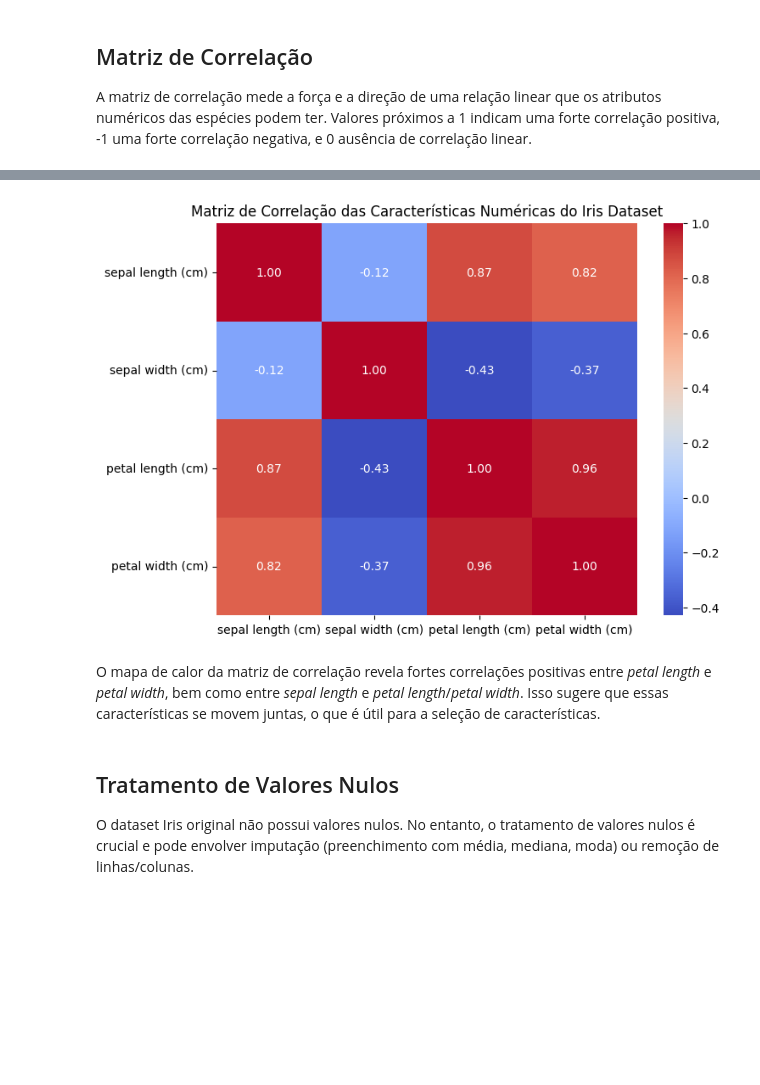
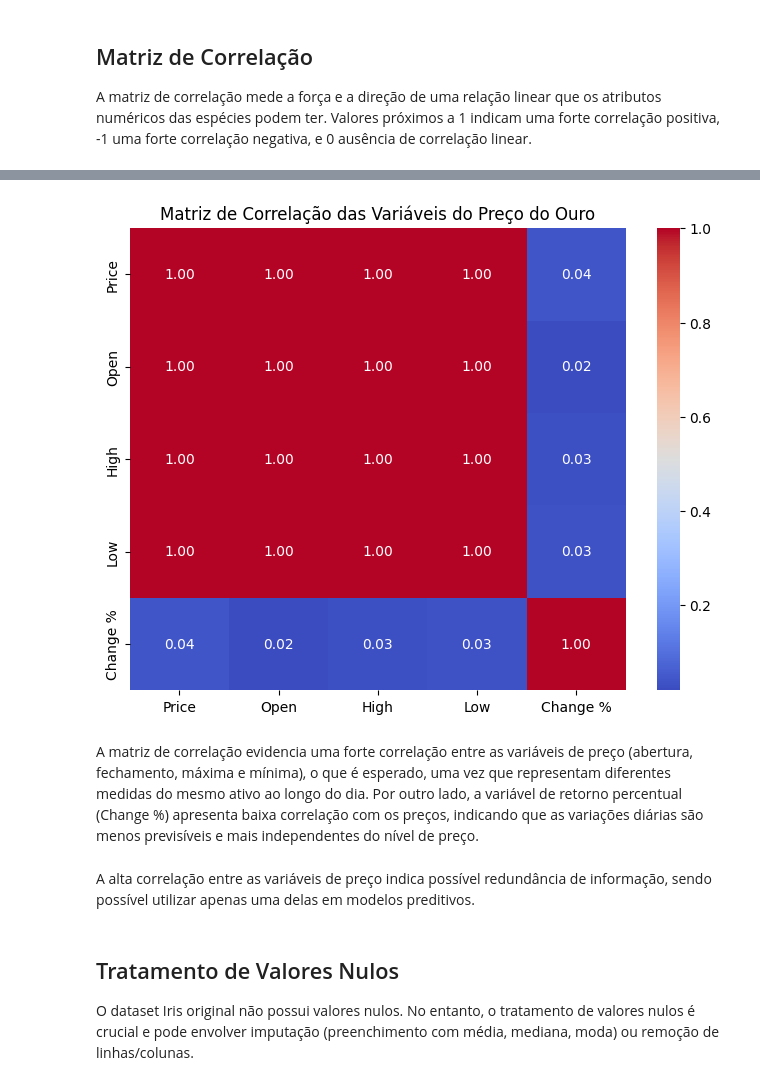
Before and after one commit to lalipedrozo/PUC_MVP_Analise_de_Dados, a Jupyter notebook: PUC_MVP_Analise_de_Dados.ipynb, the cells around one changed output, grey strips where cells are left out. Saved outputs shown, nothing was run; the diff lists cells and outputs as text; code cells hidden in the pictures; blank space fills up the shorter version.

```diff
--- a/PUC_MVP_Analise_de_Dados.ipynb
+++ b/PUC_MVP_Analise_de_Dados.ipynb
@@ -131,10 +125,3 @@ np.int64(0)
-# %%
-# Convertendo dados do tipo object para sting
-cols = df.select_dtypes(include='object').columns
-df[cols] = df[cols].astype('string')
-
-# Convertento data para datetime
-df['Date'] = pd.to_datetime(df['Date'])
 # %% [markdown]
 # Análise de Dados
 
@@ -321,0 +365,9 @@ Matriz de Correlação:
+# %%
+import seaborn as sns
+import matplotlib.pyplot as plt
+
+# Matriz de correlação
+corr = df[['Price','Open','High','Low','Change %']].corr()
+
+print("\nMatriz de Correlação:")
+print(corr)
@@ -322,13 +382,17 @@ Matriz de Correlação:
 # %%
-plt.figure(figsize=(8, 6))
-# mapa de calor das variáveis numéricas
-sns.heatmap(df.iloc[:, :4].corr(), annot=True, cmap='coolwarm', fmt=".2f")
-plt.title('Matriz de Correlação das Características Numéricas do Iris Dataset')
+# Mapa de calor
+plt.figure(figsize=(8,6))
+sns.heatmap(corr, annot=True, cmap='coolwarm', fmt=".2f")
+
+plt.title('Matriz de Correlação das Variáveis do Preço do Ouro')
 plt.show()
 # %% [output]
-[figure, old version]
+[figure, new version]
-# %% [markdown]
-O mapa de calor da matriz de correlação revela fortes correlações positivas entre *petal length* e *petal width*, bem como entre *sepal length* e *petal length*/*petal width*. Isso sugere que essas características se movem juntas, o que é útil para a seleção de características.
+# %% [markdown]
+A matriz de correlação evidencia uma forte correlação entre as variáveis de preço (abertura, fechamento, máxima e mínima), o que é esperado, uma vez que representam diferentes medidas do mesmo ativo ao longo do dia.
+Por outro lado, a variável de retorno percentual (Change %) apresenta baixa correlação com os preços, indicando que as variações diárias são menos previsíveis e mais independentes do nível de preço.
+# %% [markdown]
+A alta correlação entre as variáveis de preço indica possível redundância de informação, sendo possível utilizar apenas uma delas em modelos preditivos.
 # %% [markdown]
 ## Tratamento de Valores Nulos
 
```
Also changed, not shown: parts of 74 cells of this notebook.
